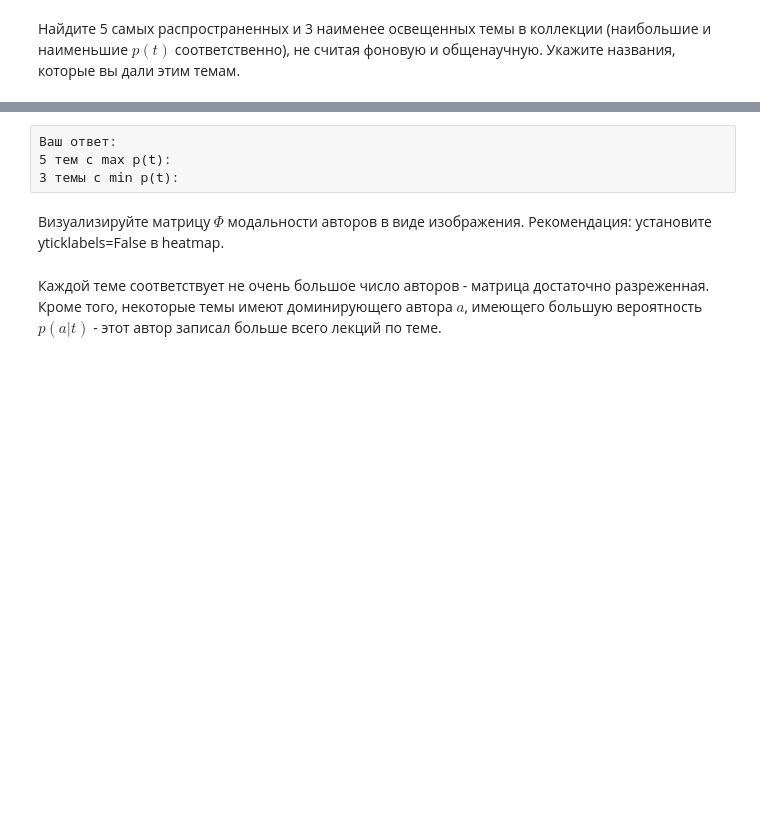
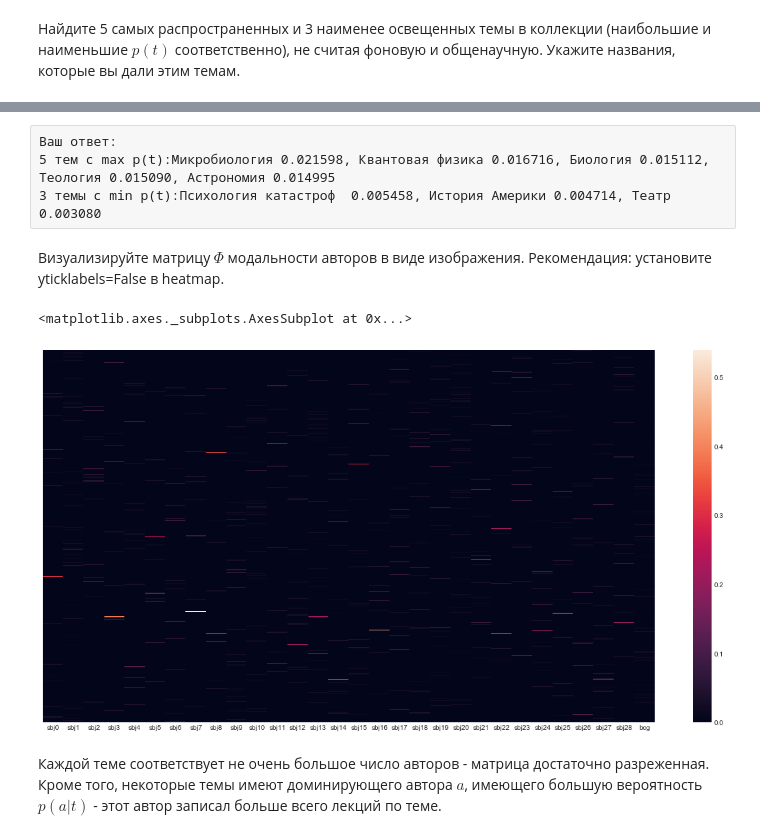
Before and after one commit to kashevg/coursera, a Jupyter notebook: tasks/course3/PostnaukaPeerReview.ipynb, the cells around one changed output, grey strips where cells are left out. Drawn from its saved outputs; the diff is of its cells as text; code cells hidden in the pictures; blank space fills up the shorter version.

```diff
--- a/tasks/course3/PostnaukaPeerReview.ipynb
+++ b/tasks/course3/PostnaukaPeerReview.ipynb
@@ -208,6 +251,6 @@ $p(t) = \sum_d p(t|d) p(d)$. Согласно вероятностной мод
 # %% [raw]
 Ваш ответ:
-5 тем с max p(t):
-3 темы с min p(t):
+5 тем с max p(t):Микробиология 0.021598, Квантовая физика 0.016716, Биология 0.015112, Теология 0.015090, Астрономия 0.014995
+3 темы с min p(t):Психология катастроф	0.005458, История Америки 0.004714, Театр 0.003080
 # %% [markdown]
 Визуализируйте матрицу $\Phi$ модальности авторов в виде изображения. Рекомендация: установите yticklabels=False в heatmap.
@@ -216,3 +257,11 @@ $p(t) = \sum_d p(t|d) p(d)$. Согласно вероятностной мод
+# %%
+# Ваш код
+phi_b = model.get_phi(class_ids='author')
+plt.figure(figsize=(20,10))
+seaborn.heatmap(phi_b, yticklabels=False)
+# %% [output]
+<matplotlib.axes._subplots.AxesSubplot at 0x...>
+[figure, added]
 # %% [markdown]
 Каждой теме соответствует не очень большое число авторов - матрица достаточно разреженная. Кроме того, некоторые темы имеют доминирующего автора $a$, имеющего большую вероятность $p(a|t)$ - этот автор записал больше всего лекций по теме.
 # %% [markdown]
```
Also changed, not shown: parts of 12 cells of this notebook, 8 other files.
